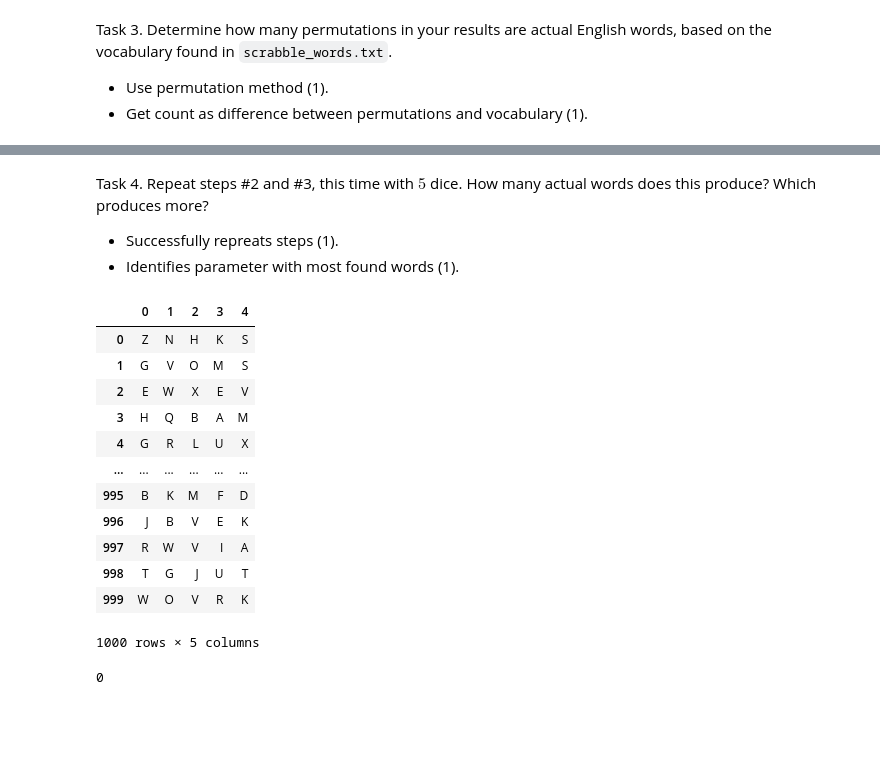
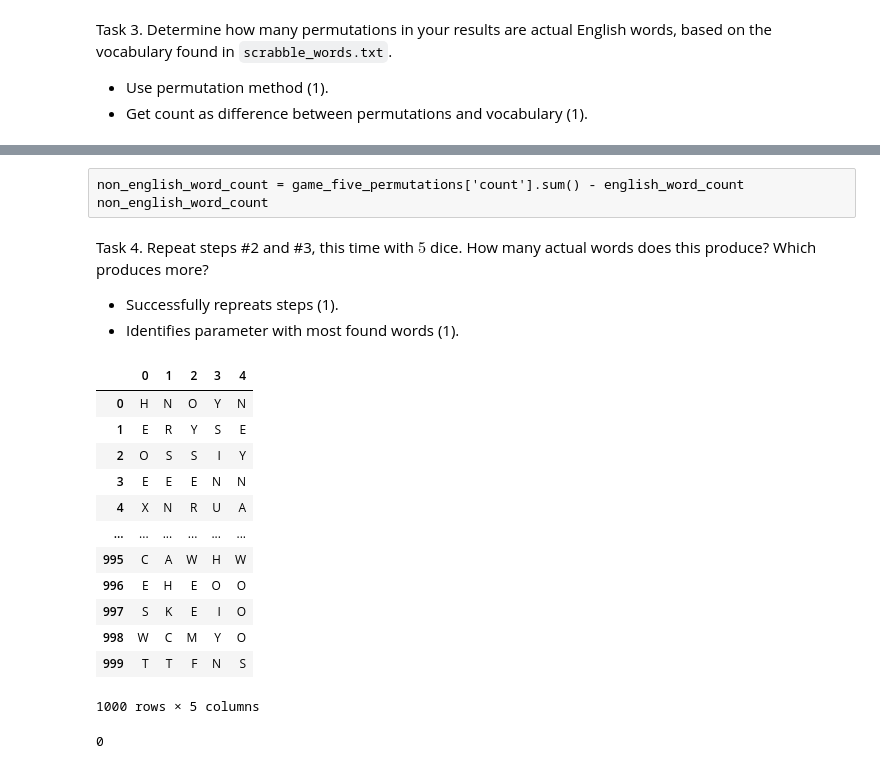
Before and after one commit to learunesha/ds5100-finalproject-lgr2sge, a Jupyter notebook: DS51200_FinalProject.ipynb, the cells around one changed output, grey strips where cells are left out. Cells and saved outputs as stored; diff of their text form; code cells hidden in the pictures; blank space fills up the shorter version.

```diff
--- a/DS51200_FinalProject.ipynb
+++ b/DS51200_FinalProject.ipynb
@@ -854,19 +855,3 @@ die.show()
 Task 2. Play a game involving $4$ of these dice with $1000$ rolls.
 
 - Game play method properly called (1).
-# %%
-die_one = Die(die_faces)
-die_two = Die(die_faces)
-die_three = Die(die_faces)
-die_four = Die(die_faces)
-
-
-for die, weight in zip([die_one, die_two, die_three, die_four], die_weights):
-    for face, w in zip(die_faces, die_weights):
-        die.change_weight(face, weight)
-
-
-dice_in_list = [die_one, die_two, die_three, die_four]
-game_five = Game(dice_in_list)
-game_five.play(1000)
-game_five.show()
@@ -914,3 +929,6 @@ non_english_word_count
+# %% [raw]
+non_english_word_count = game_five_permutations['count'].sum() - english_word_count
+non_english_word_count
 # %% [markdown]
 Task 4. Repeat steps #2 and #3, this time with $5$ dice. How many actual words does this produce? Which produces more?
 
@@ -919,28 +937,29 @@ Task 4. Repeat steps #2 and #3, this time with $5$ dice. How many actual words d
 # %%
 die_five = Die(die_faces)
 
-for die, weight in zip([die_one, die_two, die_three, die_four, die_five], die_weights):
-    for face, w in zip(die_faces, die_weights):
+dice_list2 = [Die(die_faces.copy()) for _ in range(5)]
+
+for die in dice_list2:
+    for face, weight in zip(die_faces, die_weights):
         die.change_weight(face, weight)
 
 
-dice_in_list = [die_one, die_two, die_three, die_four, die_five]
-game_six = Game(dice_in_list)
+game_six = Game(dice_list2)
 game_six.play(1000)
 game_six.show()
 # %% [output]
 |  | 0 | 1 | 2 | 3 | 4 |
-| 0 | Z | N | H | K | S |
-| 1 | G | V | O | M | S |
-| 2 | E | W | X | E | V |
-| 3 | H | Q | B | A | M |
-| 4 | G | R | L | U | X |
+| 0 | H | N | O | Y | N |
+| 1 | E | R | Y | S | E |
+| 2 | O | S | S | I | Y |
+| 3 | E | E | E | N | N |
+| 4 | X | N | R | U | A |
 | ... | ... | ... | ... | ... | ... |
-| 995 | B | K | M | F | D |
-| 996 | J | B | V | E | K |
-| 997 | R | W | V | I | A |
-| 998 | T | G | J | U | T |
-| 999 | W | O | V | R | K |
+| 995 | C | A | W | H | W |
+| 996 | E | H | E | O | O |
+| 997 | S | K | E | I | O |
+| 998 | W | C | M | Y | O |
+| 999 | T | T | F | N | S |
 1000 rows × 5 columns
 # %%
 game_six_analyzer = Analyzer(game_six)
```
Also changed, not shown: parts of 24 cells of this notebook.
